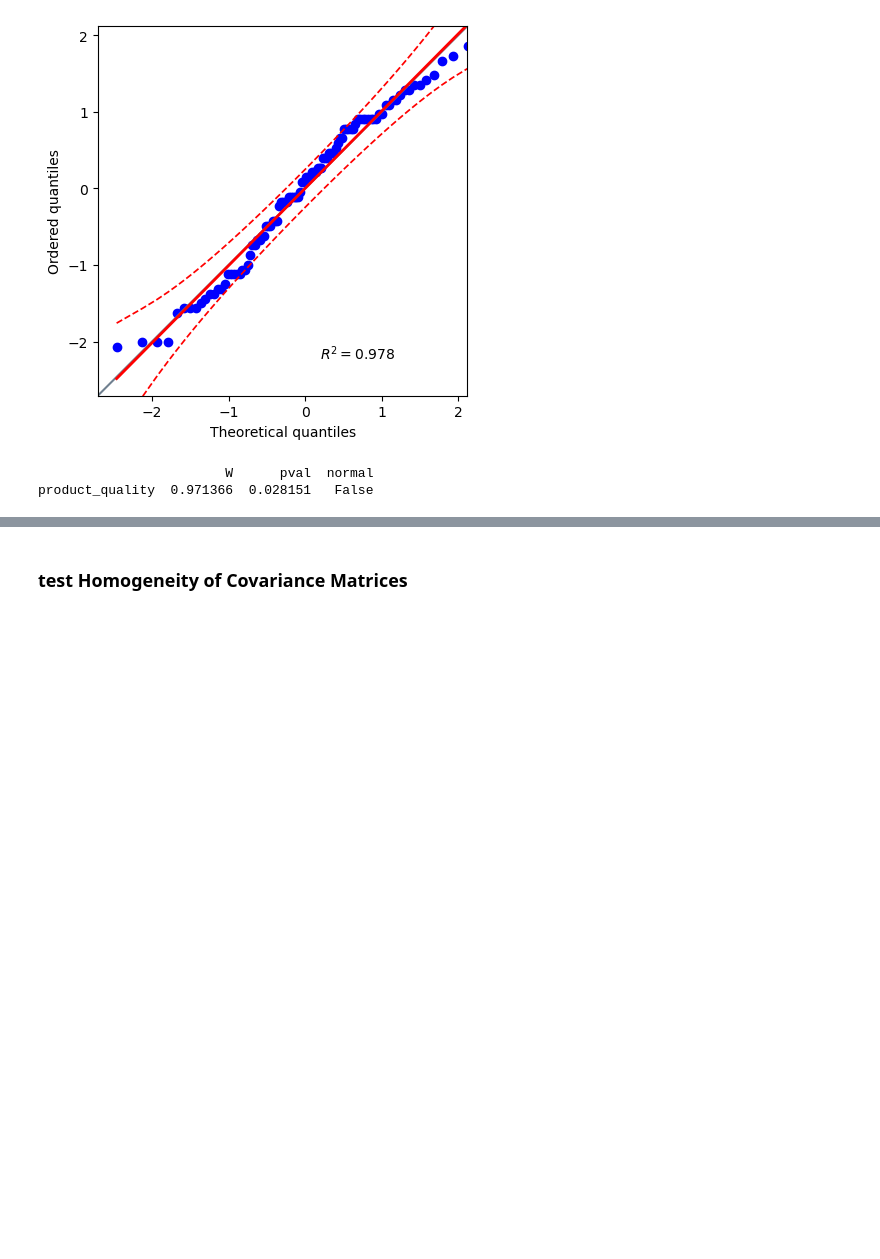
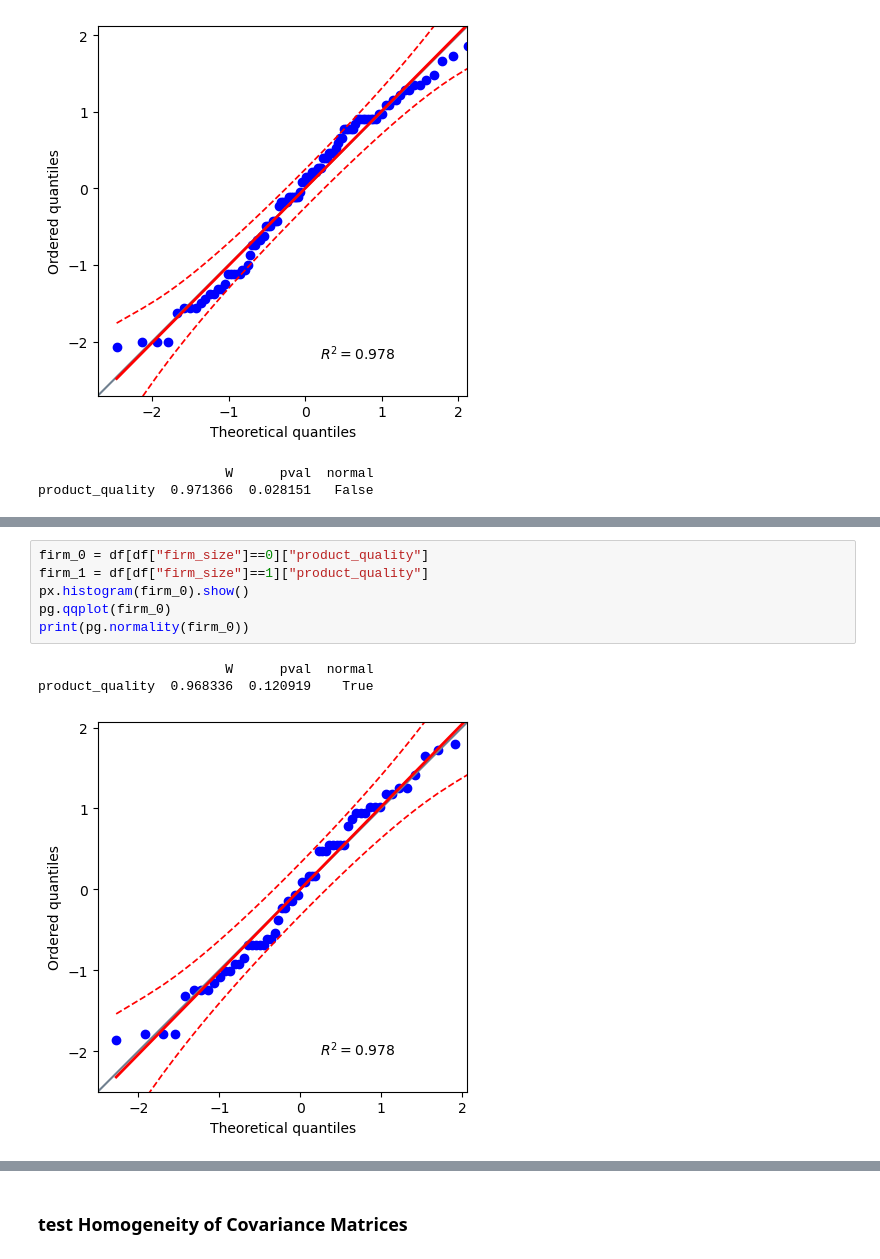
Before and after one commit to KillD00zer/project555, a Jupyter notebook: code/analysis.ipynb, the cells around one changed output, grey strips where cells are left out. Drawn from its saved outputs; the diff is of its cells as text; blank space fills up the shorter version.

```diff
--- a/code/analysis.ipynb
+++ b/code/analysis.ipynb
@@ -141,0 +193,10 @@ product_quality  0.971366  0.028151   False
+# %%
+firm_0 = df[df["firm_size"]==0]["product_quality"]
+firm_1 = df[df["firm_size"]==1]["product_quality"]
+px.histogram(firm_0).show()
+pg.qqplot(firm_0)
+print(pg.normality(firm_0))
+# %% [output]
+                        W      pval  normal
+product_quality  0.968336  0.120919    True
+[figure, added]
```
Also changed, not shown: parts of 13 cells of this notebook.
